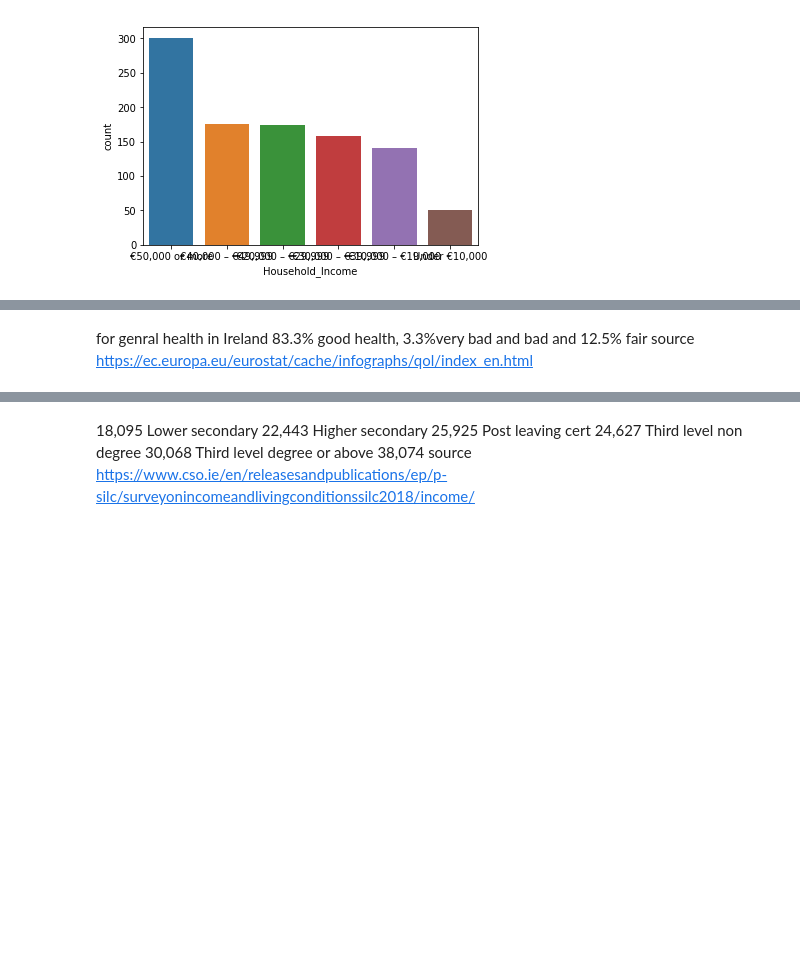
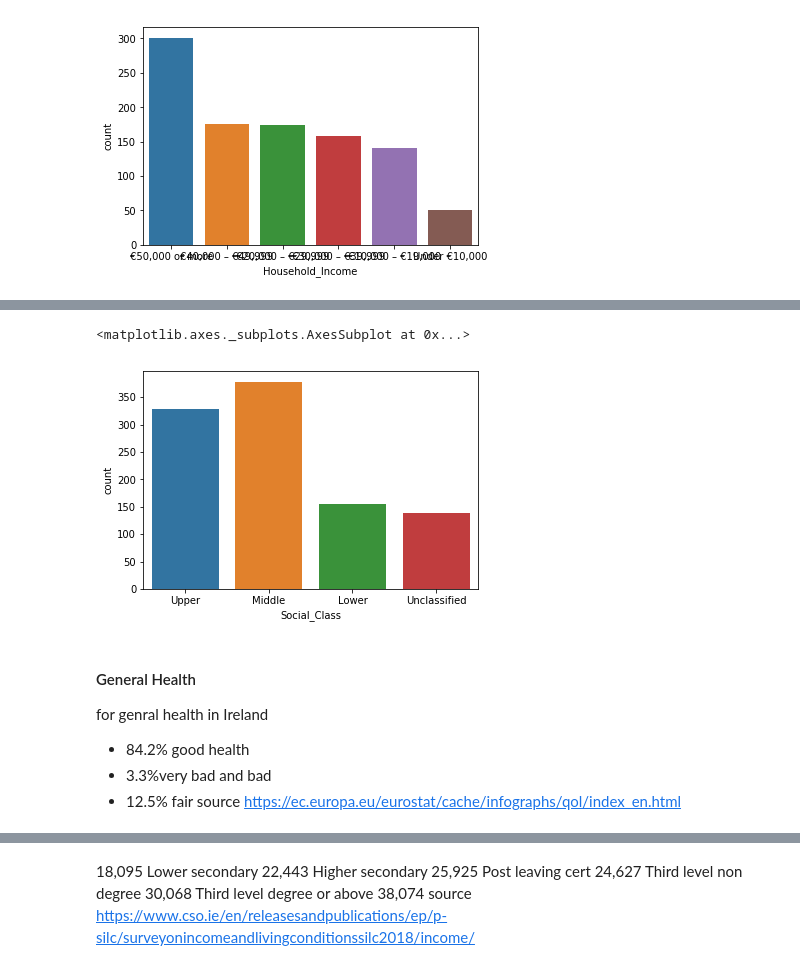
Before and after one commit to Freeha-S/ProgDA_Project, a Jupyter notebook: ProgDA-Project.ipynb, the cells around one changed output, grey strips where cells are left out. Drawn from its saved outputs; the diff is of its cells as text; code cells hidden in the pictures; blank space fills up the shorter version.

```diff
--- a/ProgDA-Project.ipynb
+++ b/ProgDA-Project.ipynb
@@ -138,6 +153,20 @@ source:https://www.cso.ie/en/releasesandpublications/ep/p-cp4hf/cp4hf/bgn/
+# %%
+np.random.seed(256) # Set the random seed
+a=['Upper','Middle','Lower','Unclassified']
+data['Social_Class']= np.random.choice(a, 1000, p=[0.314,0.376,0.161,0.149])
+sns.countplot(data['Social_Class'])
+# %% [output]
+<matplotlib.axes._subplots.AxesSubplot at 0x...>
+[figure, added]
 # %%
 np.random.seed(256) # Set the random seed
 a=['Employed','Unemployed']
 data['Employment_Status']= np.random.choice(a, 200, p=[0.85,0.15])
 # %% [markdown]
-for genral health in Ireland 83.3% good health, 3.3%very bad and bad and 12.5% fair source https://ec.europa.eu/eurostat/cache/infographs/qol/index_en.html
+#### General Health
+
+for genral health in Ireland
+- 84.2% good health
+- 3.3%very bad and bad
+- 12.5% fair
+source https://ec.europa.eu/eurostat/cache/infographs/qol/index_en.html
```
Also changed, not shown: parts of 7 cells of this notebook.
